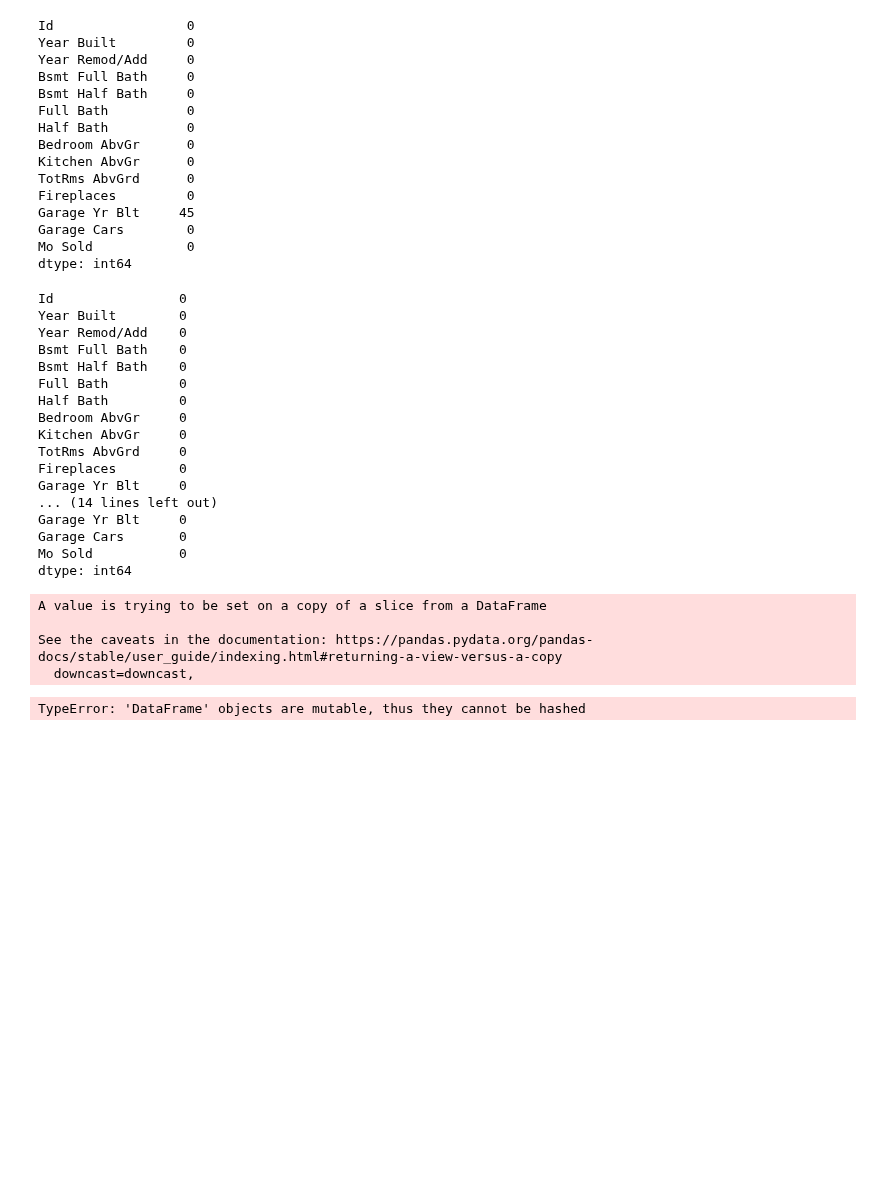
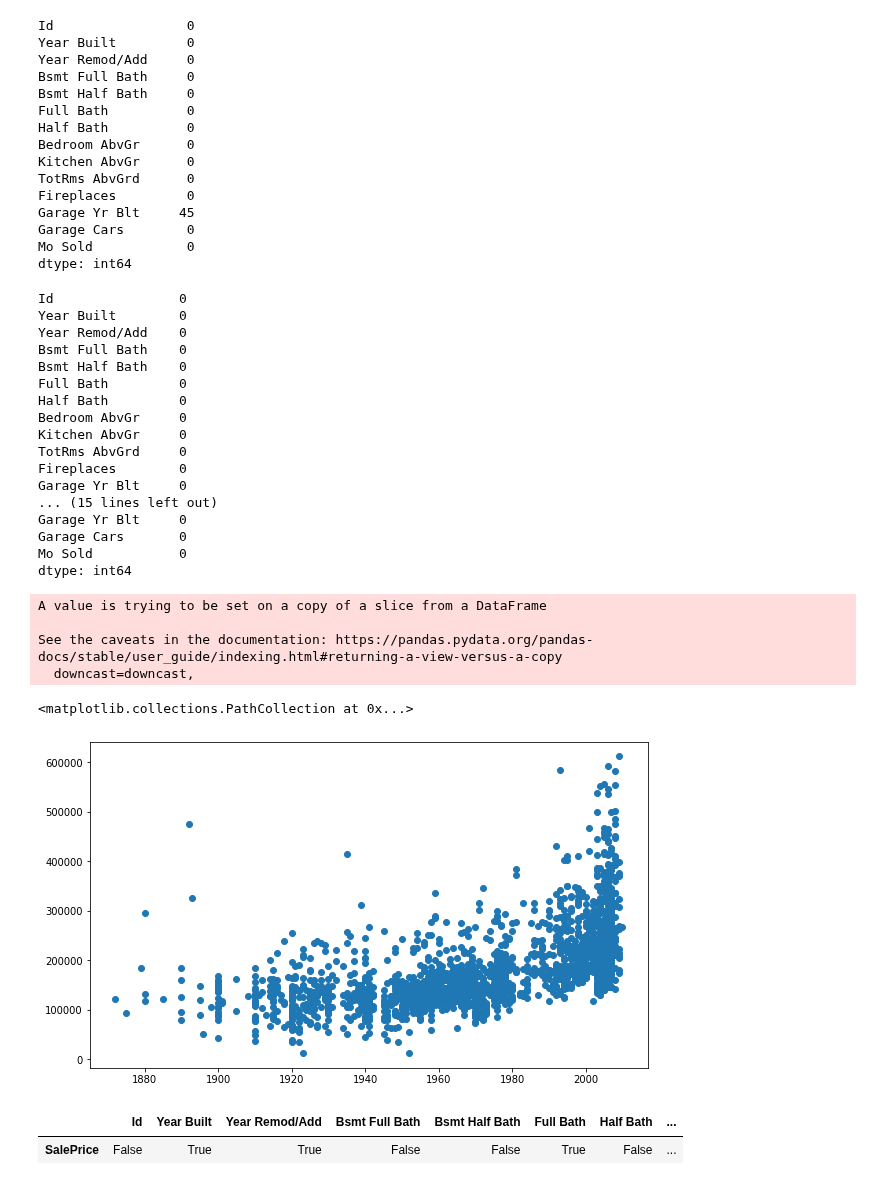
Before and after one commit to amcurley/GA_projects, a Jupyter notebook: Projects/project_2-master/descrete_cleaning.ipynb, the cells around one changed output. Cells and saved outputs as stored; diff of their text form; code cells hidden in the pictures; blank space fills up the shorter version.

Commit message:
Discrete Function

```diff
--- a/Projects/project_2-master/descrete_cleaning.ipynb
+++ b/Projects/project_2-master/descrete_cleaning.ipynb
@@ -39,7 +39,7 @@ train_df['Bedroom AbvGr']
 Name: Bedroom AbvGr, Length: 2051, dtype: int64
 # %%
 discrete_columns_train = train_df[['Id', 'Year Built', 'Year Remod/Add', 'Bsmt Full Bath', 'Bsmt Half Bath', 'Full Bath', 'Half Bath',
-                            'Bedroom AbvGr', 'Kitchen AbvGr', 'TotRms AbvGrd', 'Fireplaces', 'Garage Yr Blt', 'Garage Cars', 'Mo Sold']]
+                            'Bedroom AbvGr', 'Kitchen AbvGr', 'TotRms AbvGrd', 'Fireplaces', 'Garage Yr Blt', 'Garage Cars', 'Mo Sold', 'SalePrice']]
 # %%
 discrete_columns_test = test_df[['Id', 'Year Built', 'Year Remod/Add', 'Bsmt Full Bath', 'Bsmt Half Bath', 'Full Bath', 'Half Bath',
                             'Bedroom AbvGr', 'Kitchen AbvGr', 'TotRms AbvGrd', 'Fireplaces', 'Garage Yr Blt', 'Garage Cars', 'Mo Sold']]
@@ -108,7 +109,7 @@ Kitchen AbvGr     0
 TotRms AbvGrd     0
 Fireplaces        0
 Garage Yr Blt     0
-... (14 lines left out)
+... (15 lines left out)
 Garage Yr Blt     0
 Garage Cars       0
 Mo Sold           0
@@ -117,7 +118,14 @@ A value is trying to be set on a copy of a slice from a DataFrame
 
 See the caveats in the documentation: https://pandas.pydata.org/pandas-docs/stable/user_guide/indexing.html#returning-a-view-versus-a-copy
   downcast=downcast,
-# %%
-sns.pairplot({discrete_columns_train, train_df['SalePrice']})
-# %% [output]
-TypeError: 'DataFrame' objects are mutable, thus they cannot be hashed
+# %%
+plt.figure(figsize=(10,6))
+plt.scatter(discrete_columns_train['Year Built'], train_df['SalePrice'])
+# %% [output]
+<matplotlib.collections.PathCollection at 0x...>
+[figure, added]
+# %%
+discrete_columns_train.corr()[['SalePrice']].T > .50
+# %% [output]
+|  | Id | Year Built | Year Remod/Add | Bsmt Full Bath | Bsmt Half Bath | Full Bath | Half Bath | ... |
+| SalePrice | False | True | True | False | False | True | False | ... |
```
Also changed, not shown: parts of 4 cells of this notebook, 1 other file.
